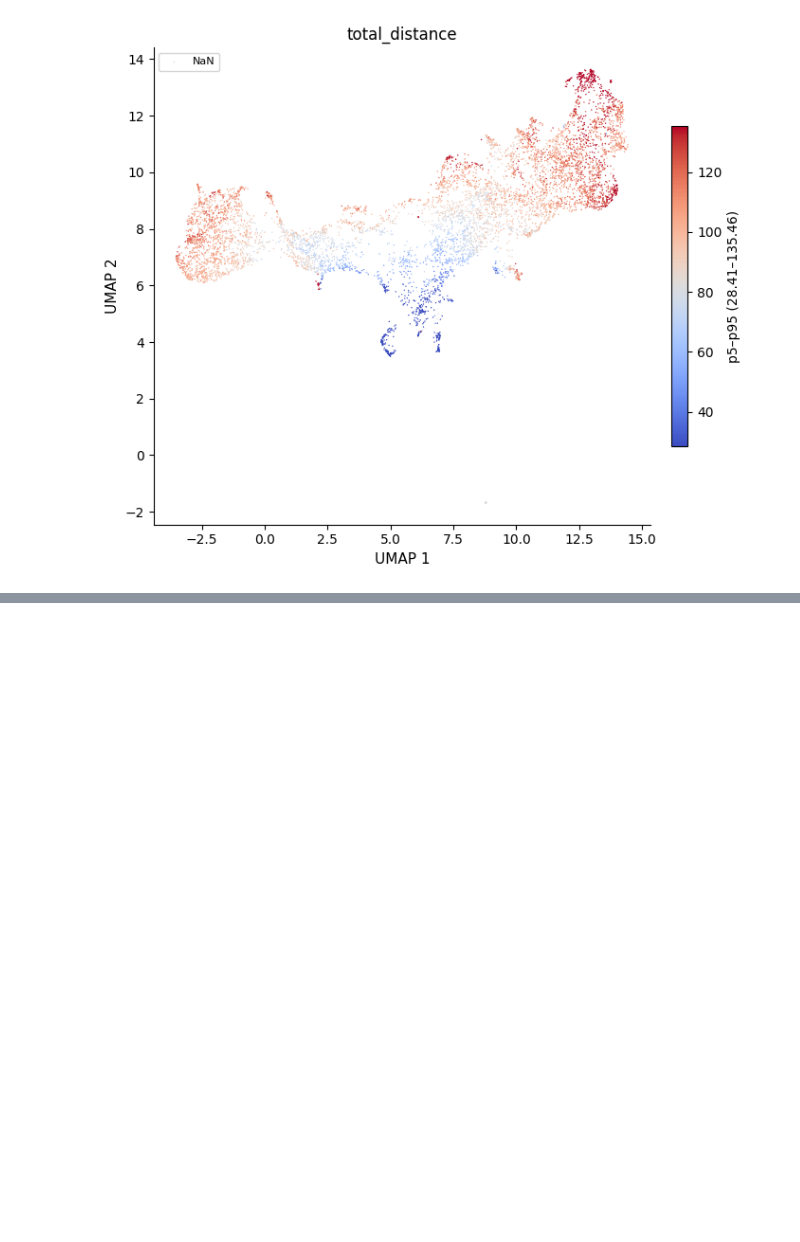
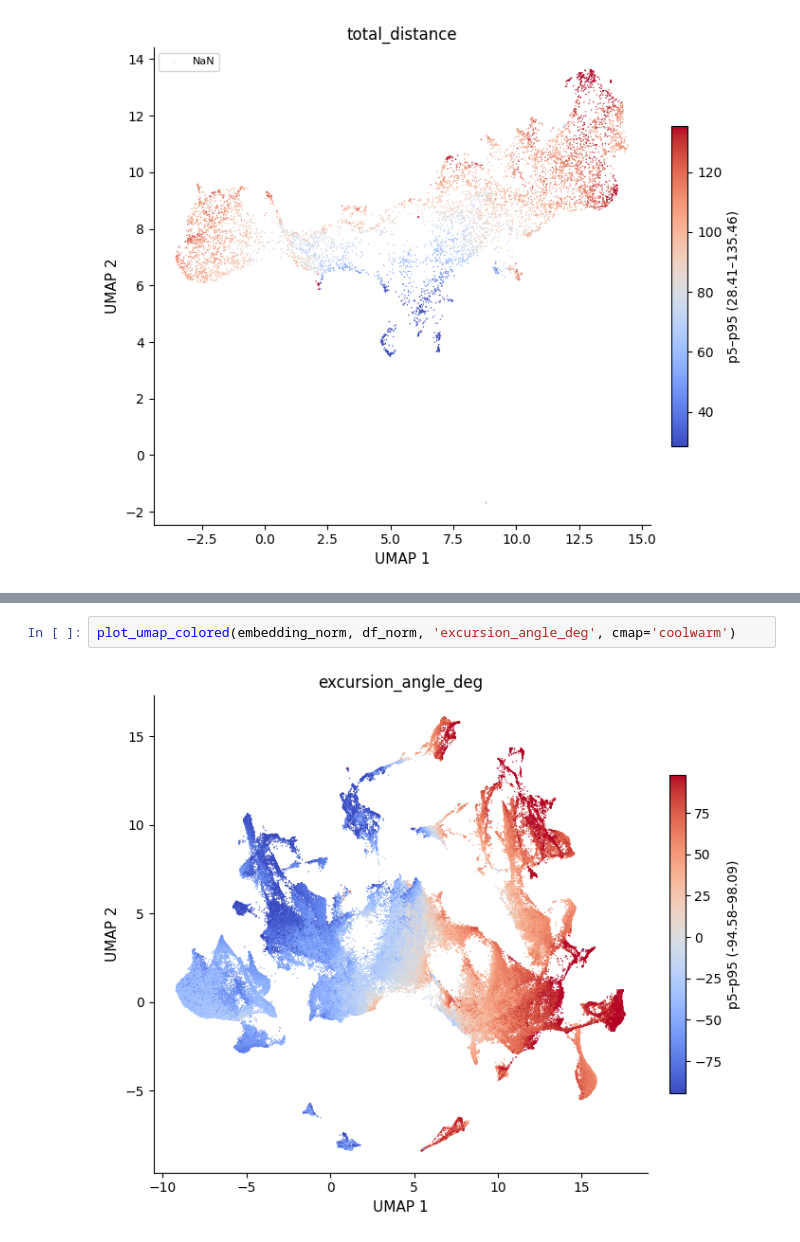
Before and after one commit to 1mattbecker/kinematics_analysis, a Jupyter notebook: code/umap.ipynb, the cells around one changed output, grey strips where cells are left out. Drawn from its saved outputs; the diff is of its cells as text; blank space fills up the shorter version.

```diff
--- a/code/umap.ipynb
+++ b/code/umap.ipynb
@@ -309,0 +492,4 @@ plot_umap_colored(embedding_session, df_session, 'total_distance', cmap='coolwar
+# %%
+plot_umap_colored(embedding_norm, df_norm, 'excursion_angle_deg', cmap='coolwarm')
+# %% [output]
+[figure, added]
```
Also changed, not shown: parts of 9 cells of this notebook.
